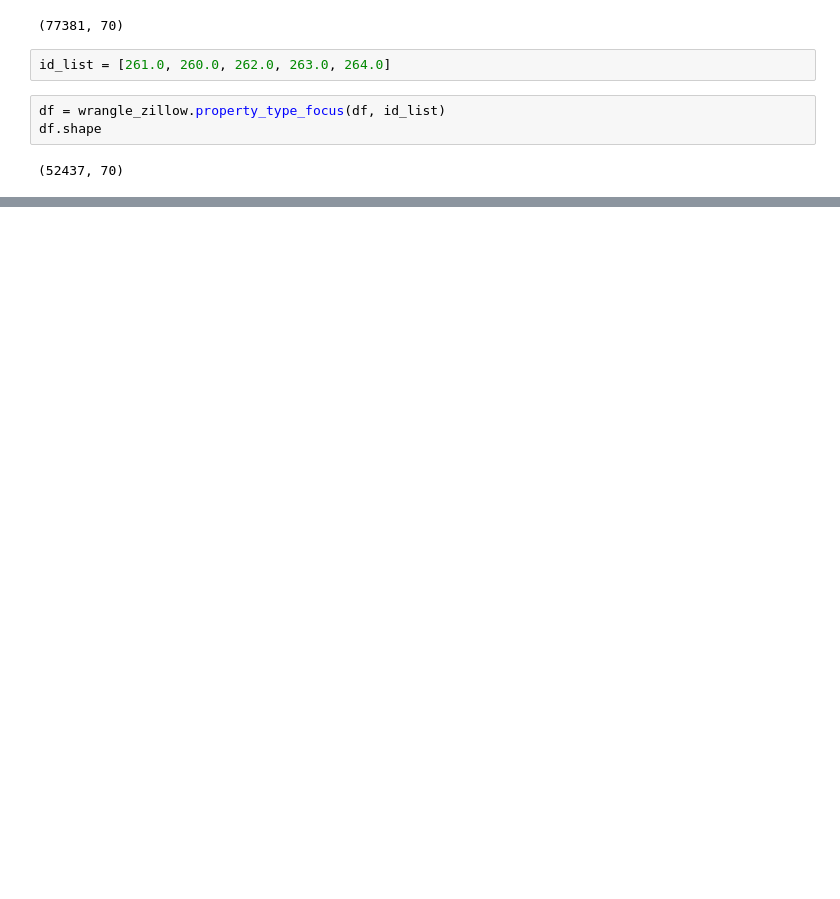
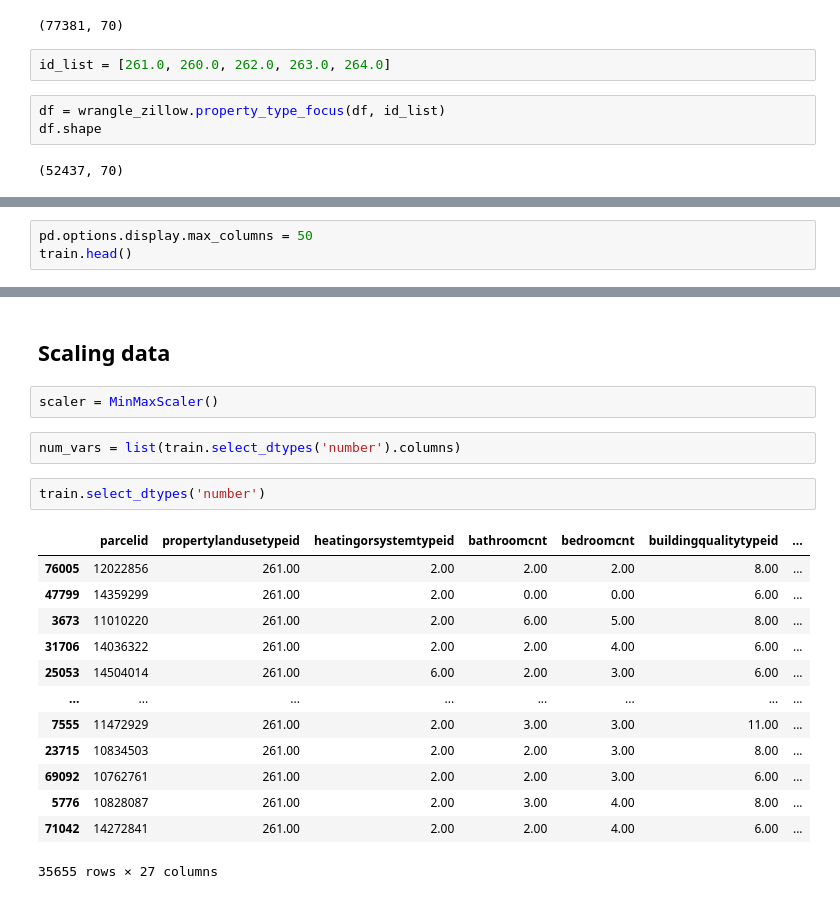
Before and after one commit to lukewbecker/clustering-exercises, a Jupyter notebook: explore_tips.ipynb, the cells around one changed output, grey strips where cells are left out. Drawn from its saved outputs; the diff is of its cells as text; blank space fills up the shorter version.

```diff
--- a/explore_tips.ipynb
+++ b/explore_tips.ipynb
@@ -105,0 +112,3 @@ Shape of test df: (7866, 32)
+# %%
+pd.options.display.max_columns = 50
+train.head()
@@ -105,0 +122,22 @@ Shape of test df: (7866, 32)
+# %% [markdown]
+## Scaling data
+# %%
+scaler = MinMaxScaler()
+# %%
+num_vars = list(train.select_dtypes('number').columns)
+# %%
+train.select_dtypes('number')
+# %% [output]
+|  | parcelid | propertylandusetypeid | heatingorsystemtypeid | bathroomcnt | bedroomcnt | buildingqualitytypeid | ... |
+| 76005 | 12022856 | 261.00 | 2.00 | 2.00 | 2.00 | 8.00 | ... |
+| 47799 | 14359299 | 261.00 | 2.00 | 0.00 | 0.00 | 6.00 | ... |
+| 3673 | 11010220 | 261.00 | 2.00 | 6.00 | 5.00 | 8.00 | ... |
+| 31706 | 14036322 | 261.00 | 2.00 | 2.00 | 4.00 | 6.00 | ... |
+| 25053 | 14504014 | 261.00 | 6.00 | 2.00 | 3.00 | 6.00 | ... |
+| ... | ... | ... | ... | ... | ... | ... | ... |
+| 7555 | 11472929 | 261.00 | 2.00 | 3.00 | 3.00 | 11.00 | ... |
+| 23715 | 10834503 | 261.00 | 2.00 | 2.00 | 3.00 | 8.00 | ... |
+| 69092 | 10762761 | 261.00 | 2.00 | 2.00 | 3.00 | 6.00 | ... |
+| 5776 | 10828087 | 261.00 | 2.00 | 3.00 | 4.00 | 8.00 | ... |
+| 71042 | 14272841 | 261.00 | 2.00 | 2.00 | 4.00 | 6.00 | ... |
+35655 rows × 27 columns
```
Also changed, not shown: parts of 9 cells of this notebook.
